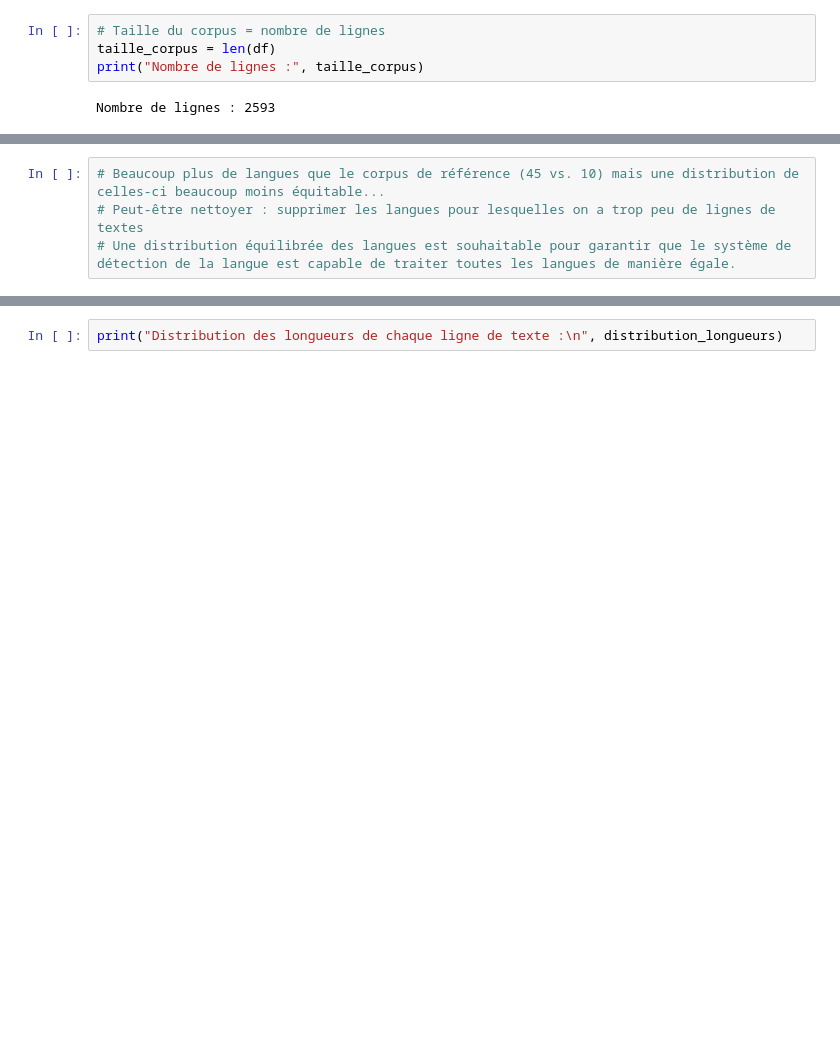
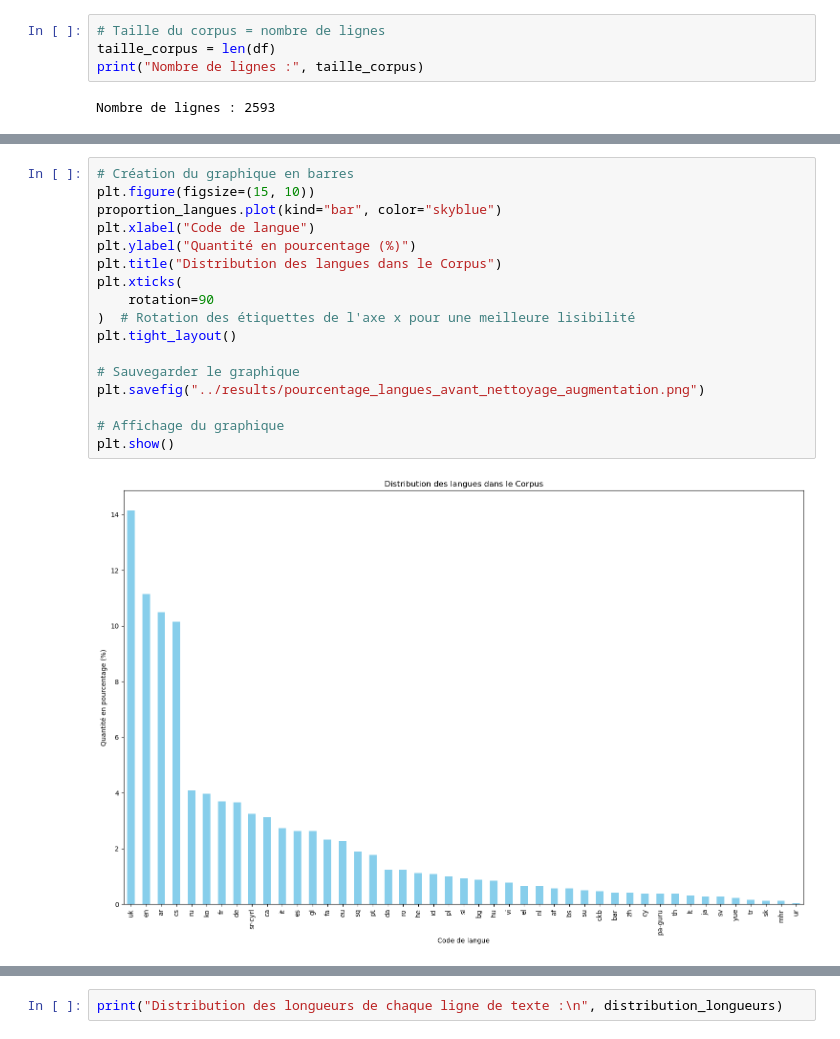
Before and after one commit to NgauvNicolas/Outils_Traitement_Corpus, a Jupyter notebook: notebooks/corpus_stats.ipynb, the cells around one changed output, grey strips where cells are left out. Drawn from its saved outputs; the diff is of its cells as text; blank space fills up the shorter version.

```diff
--- a/notebooks/corpus_stats.ipynb
+++ b/notebooks/corpus_stats.ipynb
@@ -91,7 +142,22 @@ sk          0.115696
 mhr         0.115696
 ur          0.038565
 Name: language_code, dtype: float64
-# %%
-# Beaucoup plus de langues que le corpus de référence (45 vs. 10) mais une distribution de celles-ci beaucoup moins équitable...
-# Peut-être nettoyer : supprimer les langues pour lesquelles on a trop peu de lignes de textes
-# Une distribution équilibrée des langues est souhaitable pour garantir que le système de détection de la langue est capable de traiter toutes les langues de manière égale.
+# %%
+# Création du graphique en barres
+plt.figure(figsize=(15, 10))
+proportion_langues.plot(kind="bar", color="skyblue")
+plt.xlabel("Code de langue")
+plt.ylabel("Quantité en pourcentage (%)")
+plt.title("Distribution des langues dans le Corpus")
+plt.xticks(
+    rotation=90
+)  # Rotation des étiquettes de l'axe x pour une meilleure lisibilité
+plt.tight_layout()
+
+# Sauvegarder le graphique
+plt.savefig("../results/pourcentage_langues_avant_nettoyage_augmentation.png")
+
+# Affichage du graphique
+plt.show()
+# %% [output]
+[figure, added]
```
Also changed, not shown: parts of 39 cells of this notebook.
